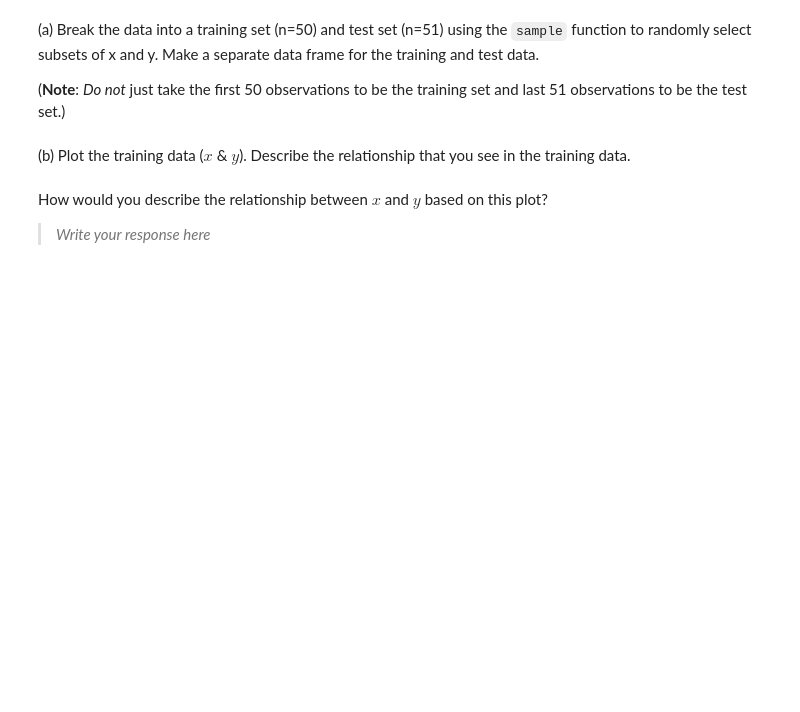
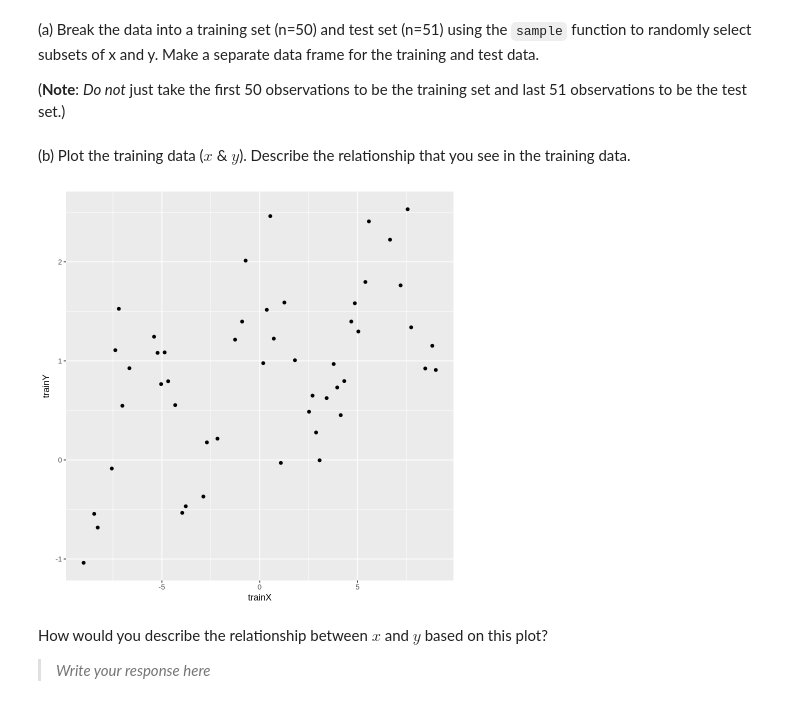
Before and after one commit to jialinli-21/Li_DSPN_S25, a Jupyter notebook: Exercise17.ipynb, the cells around one changed output. Drawn from its saved outputs; the diff is of its cells as text; code cells hidden in the pictures; blank space fills up the shorter version.

```diff
--- a/Exercise17.ipynb
+++ b/Exercise17.ipynb
@@ -33,2 +51,12 @@ y = 0.1*x + cos(x) + cos(x/20)+rnorm(n,sd=sigma_noise)
+# %%
+train_ind = sample(seq(101), 50, replace=FALSE)
+trainX = x[train_ind]
+trainY = y[train_ind]
+
+testX = x[-train_ind]
+testY = y[-train_ind]
+
+trainingSet = data.frame(trainX,trainY)
+testingSet = data.frame(testX,testY)
 # %% [markdown]
 (b) Plot the training data ($x$ \& $y$). Describe the relationship that you see in the training data.
@@ -37,3 +63,8 @@ y = 0.1*x + cos(x) + cos(x/20)+rnorm(n,sd=sigma_noise)
+# %%
+ggplot(trainingSet,aes(x=trainX,y=trainY)) +
+  geom_point()
+# %% [output]
+[figure, added]
 # %% [markdown]
 How would you describe the relationship between $x$ and $y$ based on this plot?
 
```
Also changed, not shown: parts of 13 cells of this notebook.
